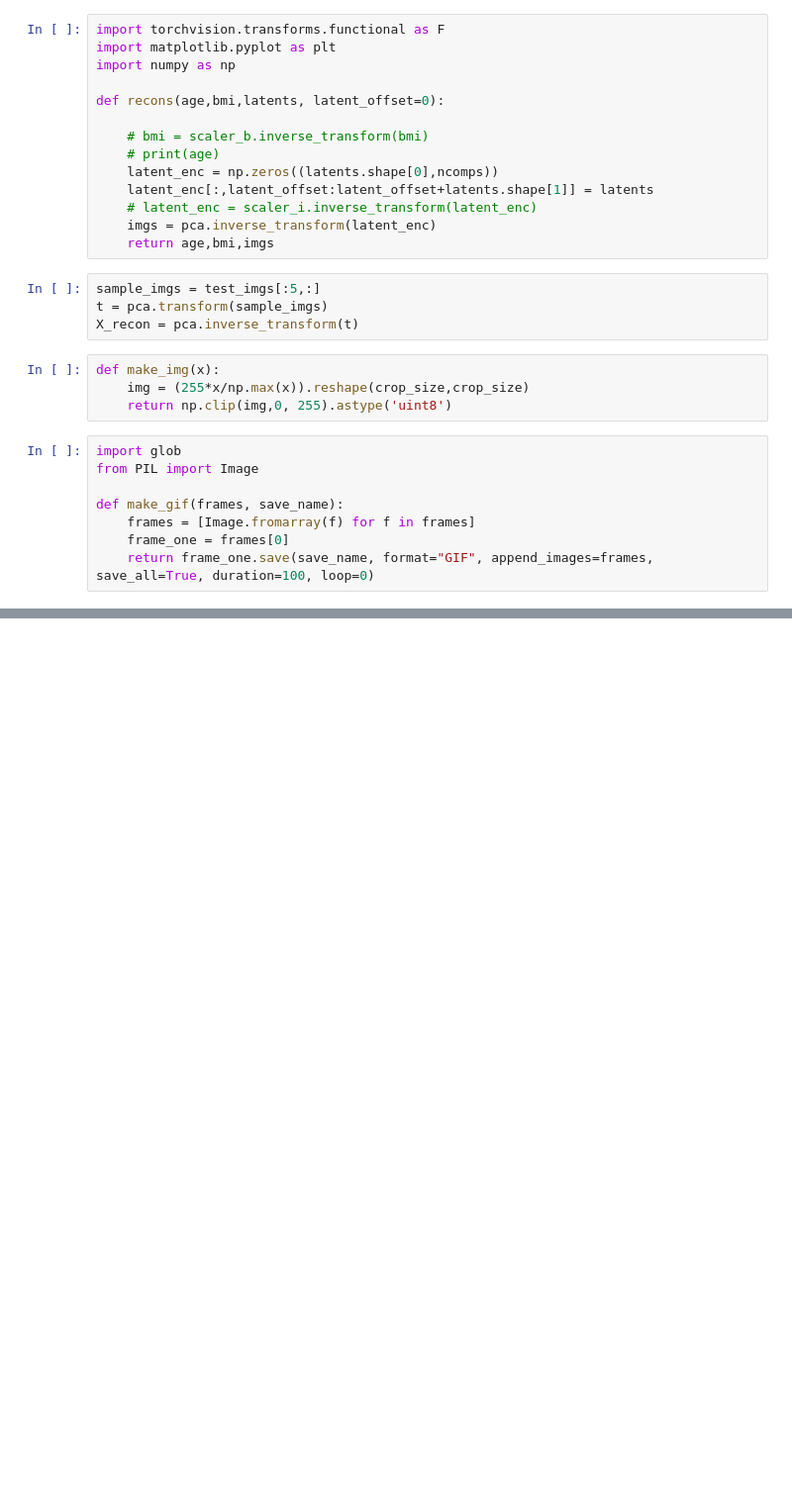
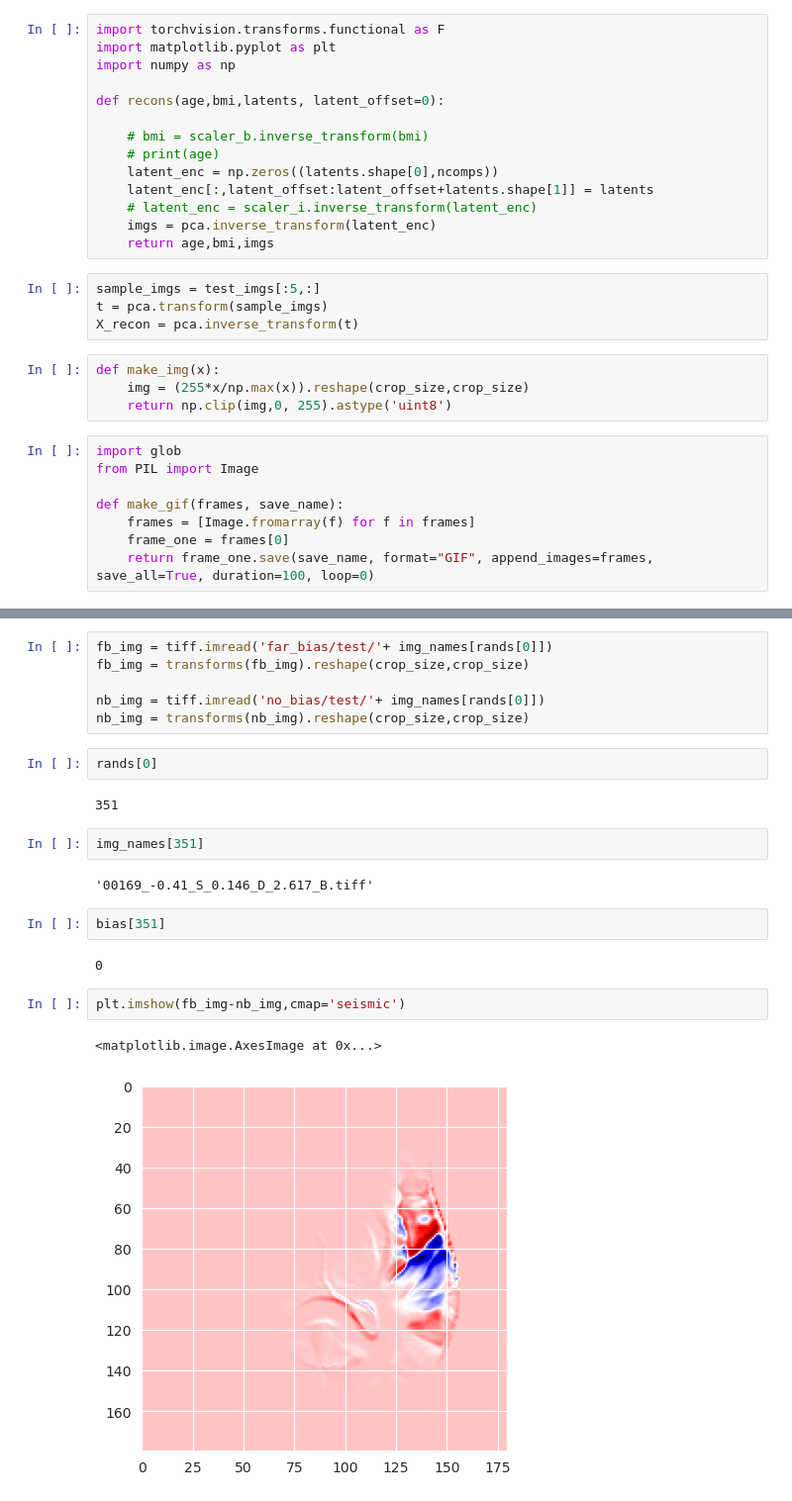
Before and after one commit to Liteknight/CounterBias, a Jupyter notebook: 05_Truth.ipynb, the cells around one changed output, grey strips where cells are left out. Shown at 99% size. Cells and saved outputs as stored; diff of their text form; blank space fills up the shorter version.

```diff
--- a/05_Truth.ipynb
+++ b/05_Truth.ipynb
@@ -135,0 +145,23 @@ plt.show()
+# %%
+fb_img = tiff.imread('far_bias/test/'+ img_names[rands[0]])
+fb_img = transforms(fb_img).reshape(crop_size,crop_size)
+
+nb_img = tiff.imread('no_bias/test/'+ img_names[rands[0]])
+nb_img = transforms(nb_img).reshape(crop_size,crop_size)
+# %%
+rands[0]
+# %% [output]
+351
+# %%
+img_names[351]
+# %% [output]
+'00169_-0.41_S_0.146_D_2.617_B.tiff'
+# %%
+bias[351]
+# %% [output]
+0
+# %%
+plt.imshow(fb_img-nb_img,cmap='seismic')
+# %% [output]
+<matplotlib.image.AxesImage at 0x...>
+[figure, added]
```
Also changed, not shown: parts of 2 cells of this notebook, 19 other files.
